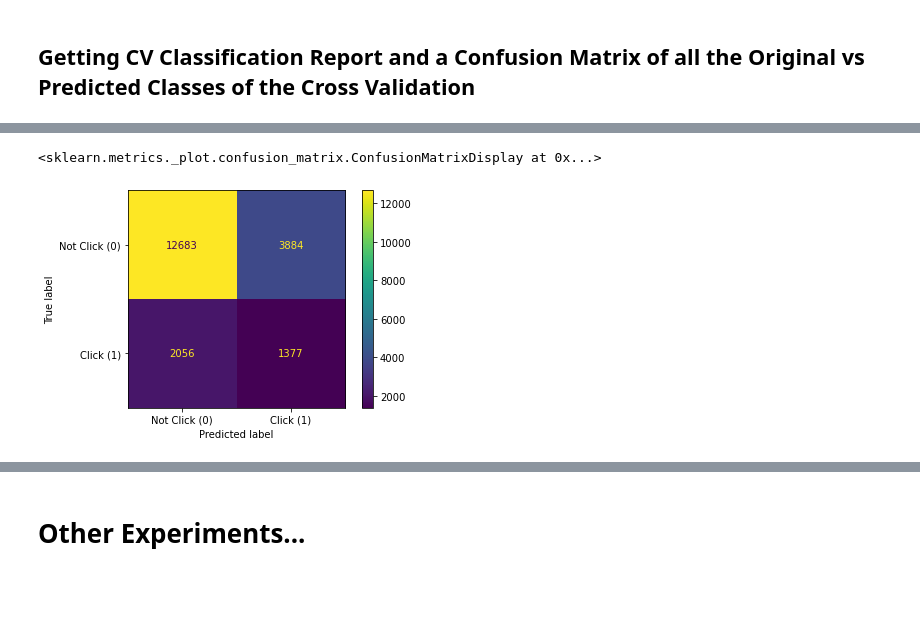
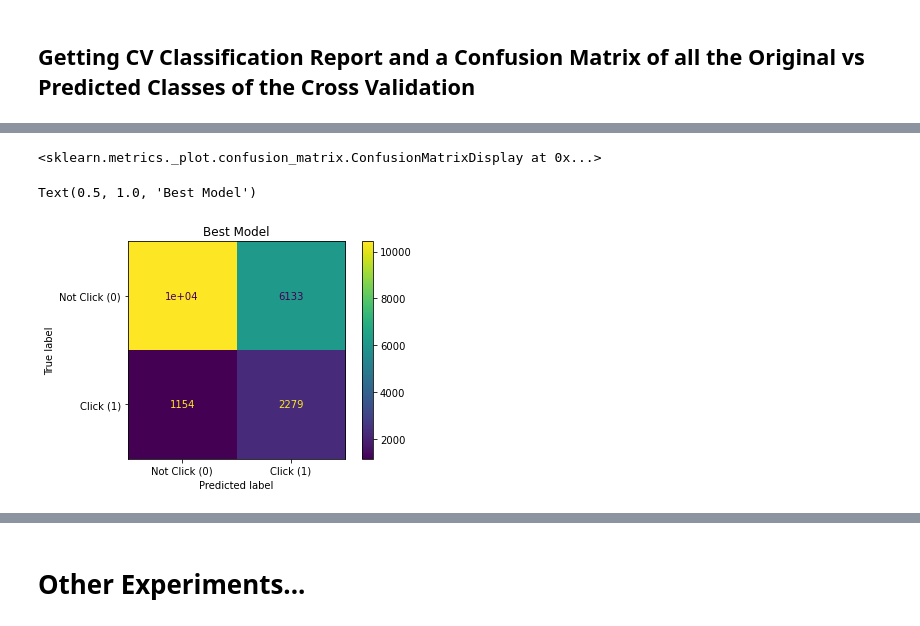
Before and after one commit to gilnribeiro/ML-Ad-Clicks-Project, a Jupyter notebook: Pre-processing.ipynb, the cells around one changed output, grey strips where cells are left out. Saved outputs shown, nothing was run; the diff lists cells and outputs as text; code cells hidden in the pictures; blank space fills up the shorter version.

Commit message:
Adding CatBoost model and a simple algo to choose the best model

```diff
--- a/Pre-processing.ipynb
+++ b/Pre-processing.ipynb
@@ -259,0 +398,2 @@ Average CV Scores from Best Model Grid Search
+# %%
+originalclass, predictedclass, scores = mean_encoded_cross_val(5, best_model_catb, X_train, y_train, return_avg_pred=True)
@@ -259,0 +419,17 @@ Average CV Scores from Best Model Grid Search
+# %%
+all_models = [best_model_knn, best_model_dt, best_model_catb]
+best_score = 0
+for model in tqdm(all_models):
+    # Do Cross Validation with Mean encoding
+    originalclass, predictedclass, scores = mean_encoded_cross_val(5, model, X_train, y_train, return_avg_pred=True, print_scores=False)
+
+    # Get the best estimator
+    if scores['f1'] >= best_score:
+        best_model = model
+        best_model_cv_scores = scores
+        best_model_originalclass = originalclass
+        best_model_predictedclass = predictedclass
+
+print(best_model)
+print('Average CV Scores from Best Model Grid Search')
+print(best_model_cv_scores)
@@ -327,24 +459,0 @@ print(best_model_cv_scores)
-# %%
-from itertools import product
-from itertools import combinations
-# Define Hyperparams to optimize
-# param_grid= {'Choose Best Model': [best_model_knn, best_model_dt, best_model_catb] }
-all_models = [best_model_knn, best_model_dt, best_model_catb]
-listOLists = [all_models]
-best_score = 0
-
-for model in tqdm(product(*listOLists)):
-    model = make_pipeline(model)
-    # Do Cross Validation with Mean encoding
-    originalclass, predictedclass, scores = mean_encoded_cross_val(5, model, X_train, y_train, return_avg_pred=True, print_scores=False)
-
-    # Get the best estimator
-    if scores['f1'] >= best_score:
-        best_model = model
-        best_model_cv_scores = scores
-        best_model_originalclass = originalclass
-        best_model_predictedclass = predictedclass
-
-print(best_model)
-print('Average CV Scores from Best Model Grid Search')
-print(best_model_cv_scores)
@@ -376,7 +482,9 @@ device_ip now has 101 categories vs 77833 before
 device_model now has 350 categories vs 3167 before
 # %%
 plot_confusion_matrix(best_model, X_test, y_test, display_labels=['Not Click (0)','Click (1)'])
+plt.title('Best Model')
 plt.show()
 # %% [output]
 <sklearn.metrics._plot.confusion_matrix.ConfusionMatrixDisplay at 0x...>
+Text(0.5, 1.0, 'Best Model')
-[figure, old version]
+[figure, new version]
```
Also changed, not shown: parts of 32 cells of this notebook, 4 other files.
